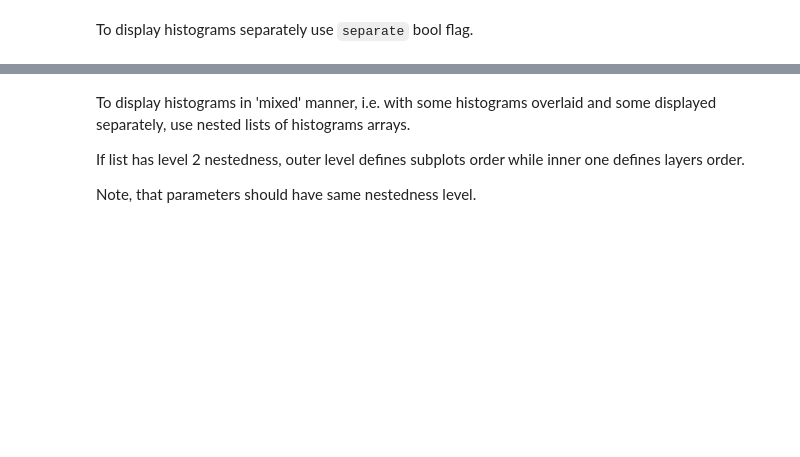
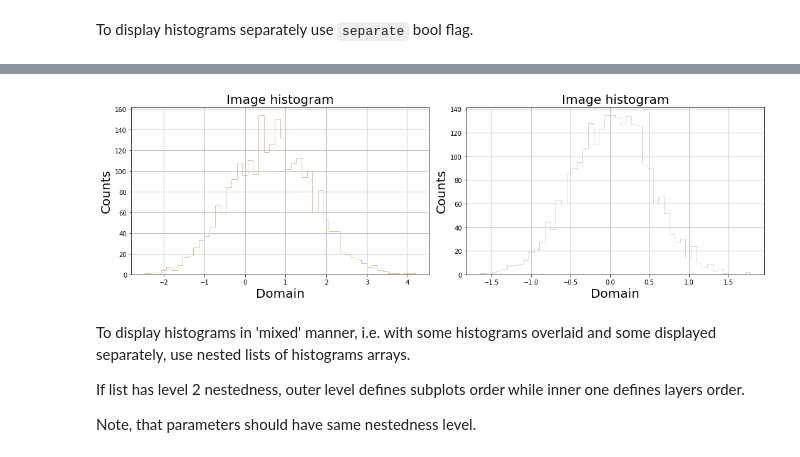
Before and after one commit to vodun/seismiqb, a Jupyter notebook: tutorials/plotters/03_hist.ipynb, the cells around one changed output, grey strips where cells are left out. Drawn from its saved outputs; the diff is of its cells as text; code cells hidden in the pictures; blank space fills up the shorter version.

```diff
--- a/tutorials/plotters/03_hist.ipynb
+++ b/tutorials/plotters/03_hist.ipynb
@@ -79,3 +79,9 @@ plot_image([image_0, image_1], separate=True, **hist_params, **annotation_params
+# %%
+annotation_params['legend_label'] = None
+
+plot_image([image_0, image_1], separate=True, **hist_params, **annotation_params, **figure_params)
+# %% [output]
+[figure, added]
 # %% [markdown]
 To display histograms in 'mixed' manner, i.e. with some histograms overlaid and some displayed separately, use nested lists of histograms arrays.
 
```
Also changed, not shown: parts of 10 cells of this notebook, 2 other files.
